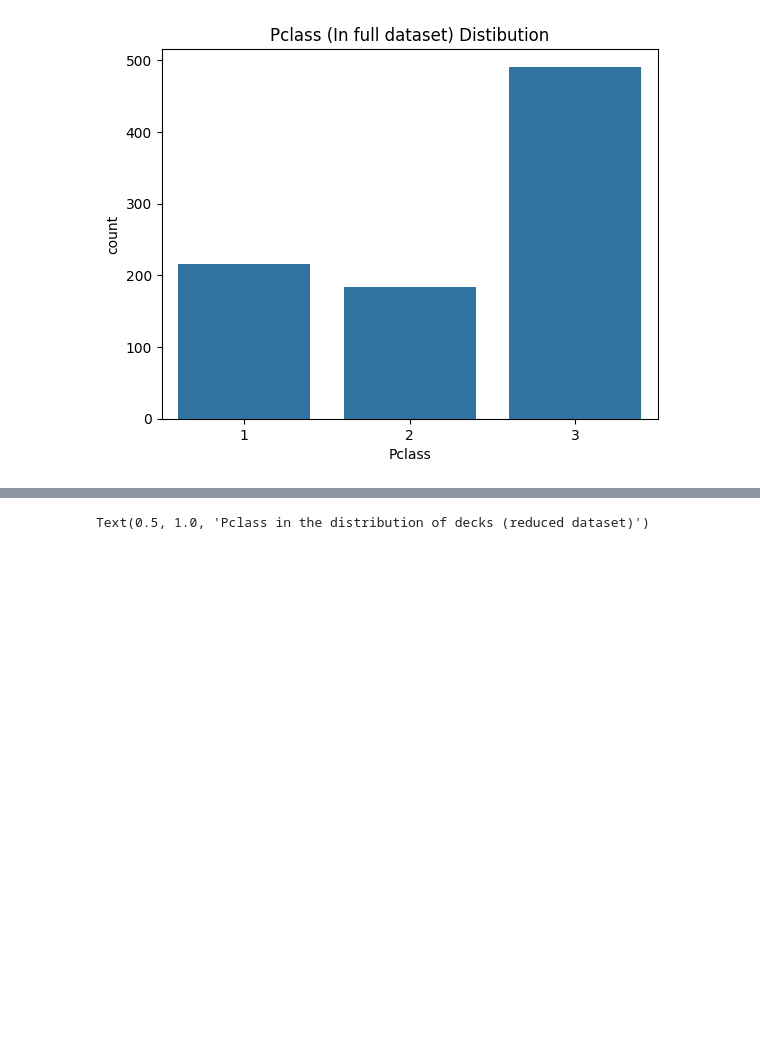
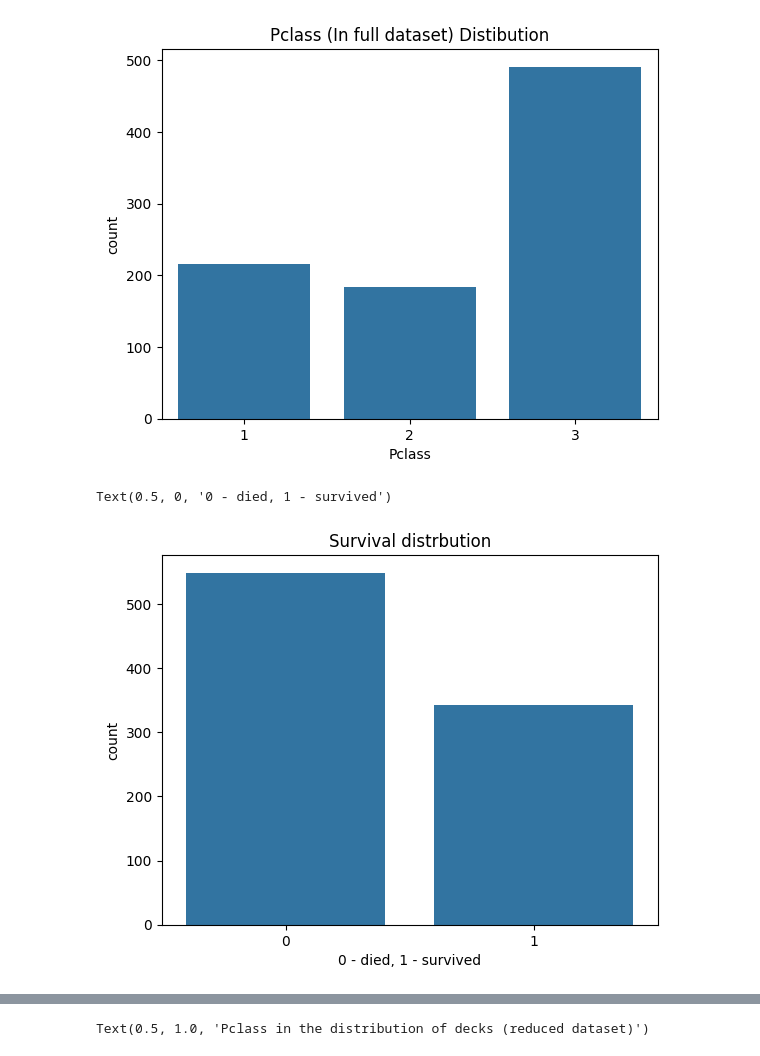
Before and after one commit to PigStep/ML-Titanic-Kaggle-contest, a Jupyter notebook: notebooks/ML titanic prediction/Titanic_notebook.ipynb, the cells around one changed output, grey strips where cells are left out. Saved outputs shown, nothing was run; the diff lists cells and outputs as text; code cells hidden in the pictures; blank space fills up the shorter version.

```diff
--- a/notebooks/ML titanic prediction/Titanic_notebook.ipynb
+++ b/notebooks/ML titanic prediction/Titanic_notebook.ipynb
@@ -139,3 +140,10 @@ plt.title("Pclass (In full dataset) Distibution")
 # %% [output]
 Text(0.5, 1.0, 'Pclass (In full dataset) Distibution')
 [figure]
+# %%
+sns.countplot(titanic_train,x="Survived")
+plt.title("Survival distrbution")
+plt.xlabel("0 - died, 1 - survived")
+# %% [output]
+Text(0.5, 0, '0 - died, 1 - survived')
+[figure, added]
```
Also changed, not shown: parts of 13 cells of this notebook.
